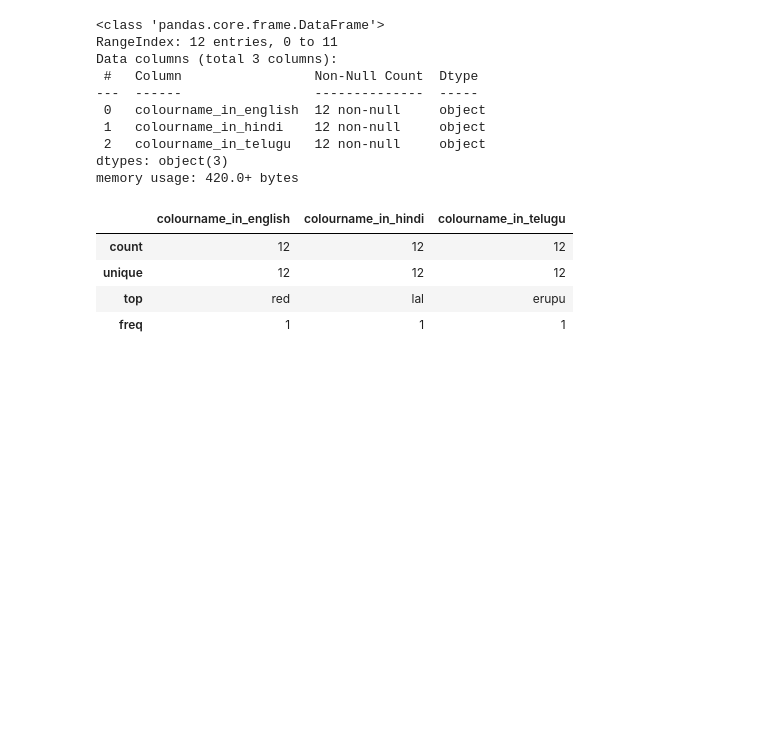
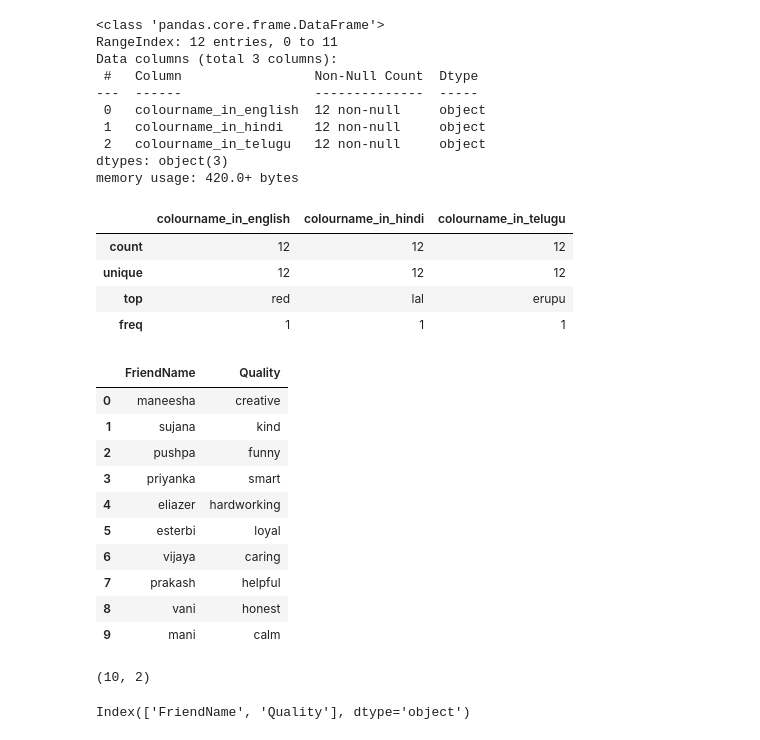
Before and after one commit to ParamatmaPulivarthi/salomi_all_assignments, a Jupyter notebook: class9_assignment_2026.ipynb, the cells around one changed output. Saved outputs shown, nothing was run; the diff lists cells and outputs as text; code cells hidden in the pictures; blank space fills up the shorter version.

```diff
--- a/class9_assignment_2026.ipynb
+++ b/class9_assignment_2026.ipynb
@@ -289,0 +303,16 @@ df.describe()
+# %%
+df_friends=pd.read_excel(r"C:\Users\hp\salomi\friend_names.xls file.xlsx",sheet_name="Sheet1")
+# %%
+df_friends
+# %% [output]
+|  | FriendName | Quality |
+| 0 | maneesha | creative |
+| 1 | sujana | kind |
+| 2 | pushpa | funny |
+| 3 | priyanka | smart |
+| 4 | eliazer | hardworking |
+| 5 | esterbi | loyal |
+| 6 | vijaya | caring |
+| 7 | prakash | helpful |
+| 8 | vani | honest |
+| 9 | mani | calm |
@@ -289,0 +321,8 @@ df.describe()
+# %%
+df_friends.shape
+# %% [output]
+(10, 2)
+# %%
+df_friends.columns
+# %% [output]
+Index(['FriendName', 'Quality'], dtype='object')
```
Also changed, not shown: parts of 41 cells of this notebook.
